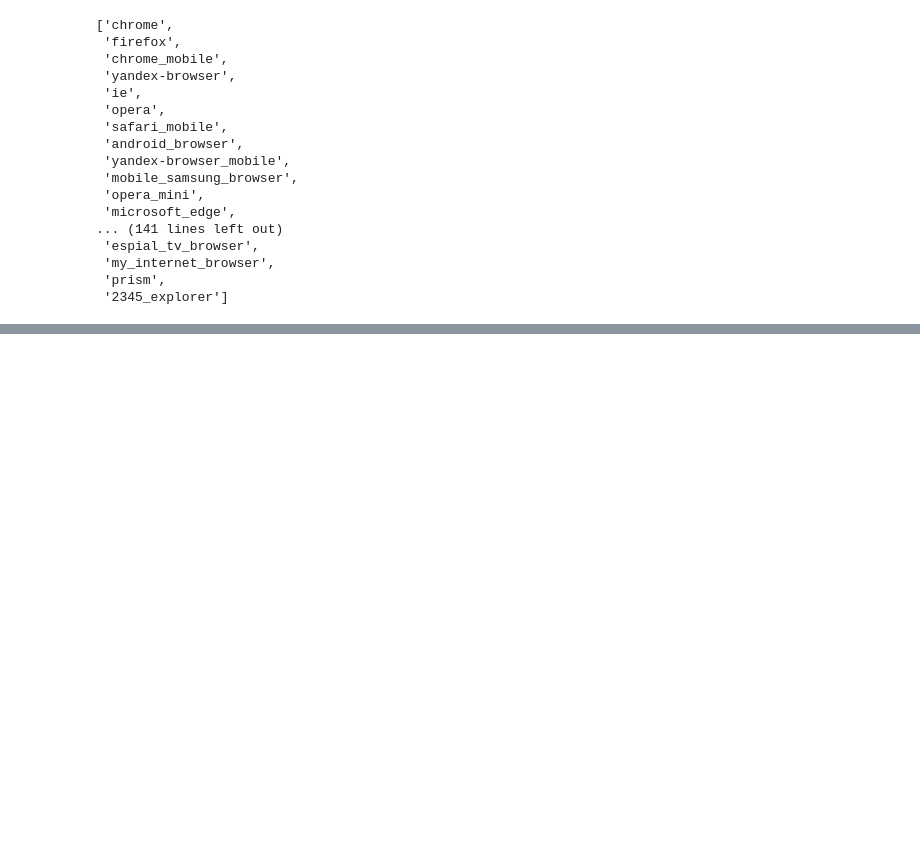
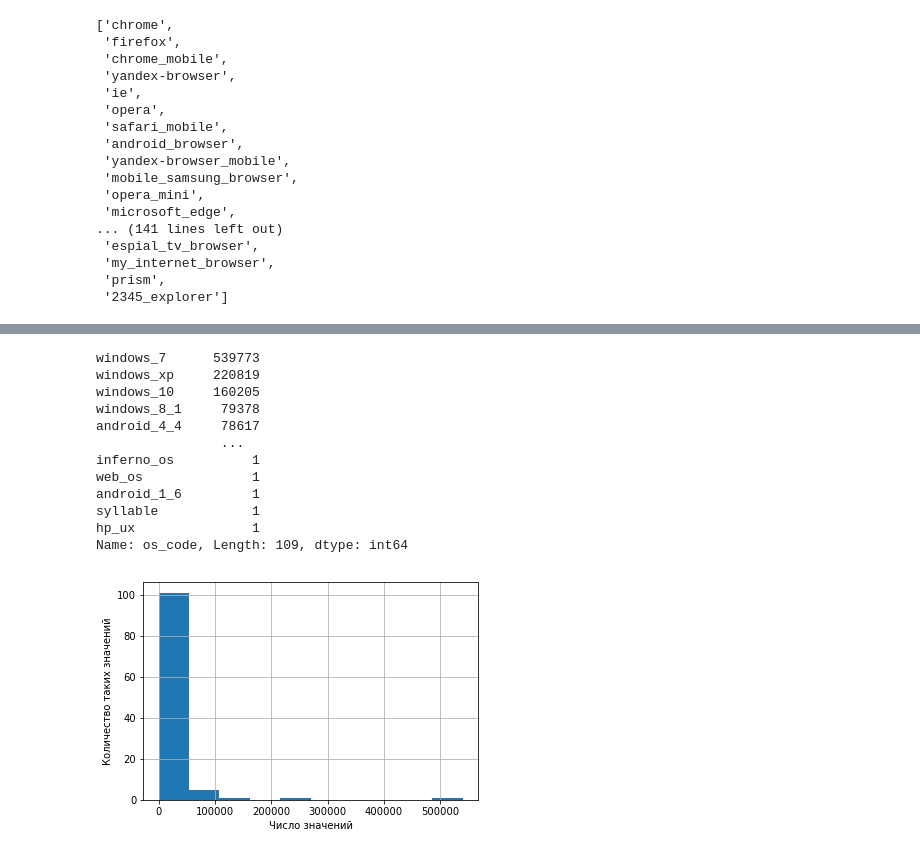
Before and after one commit to levabd/http-ml-antifraud, a Jupyter notebook: 08-ParseUserAgent.ipynb, the cells around one changed output, grey strips where cells are left out. Saved outputs shown, nothing was run; the diff lists cells and outputs as text; code cells hidden in the pictures; blank space fills up the shorter version.

```diff
--- a/08-ParseUserAgent.ipynb
+++ b/08-ParseUserAgent.ipynb
@@ -395,0 +728,19 @@ _Идея:_ **Брать логи за последние 10 дней (норм
+# %%
+main_df.os_code.value_counts().hist()
+plt.xlabel('Число значений')
+plt.ylabel('Количество таких значений')
+main_df.os_code.value_counts()
+# %% [output]
+windows_7      539773
+windows_xp     220819
+windows_10     160205
+windows_8_1     79378
+android_4_4     78617
+                ...
+inferno_os          1
+web_os              1
+android_1_6         1
+syllable            1
+hp_ux               1
+Name: os_code, Length: 109, dtype: int64
+[figure, added]
```
Also changed, not shown: parts of 49 cells of this notebook, 27 other files.
